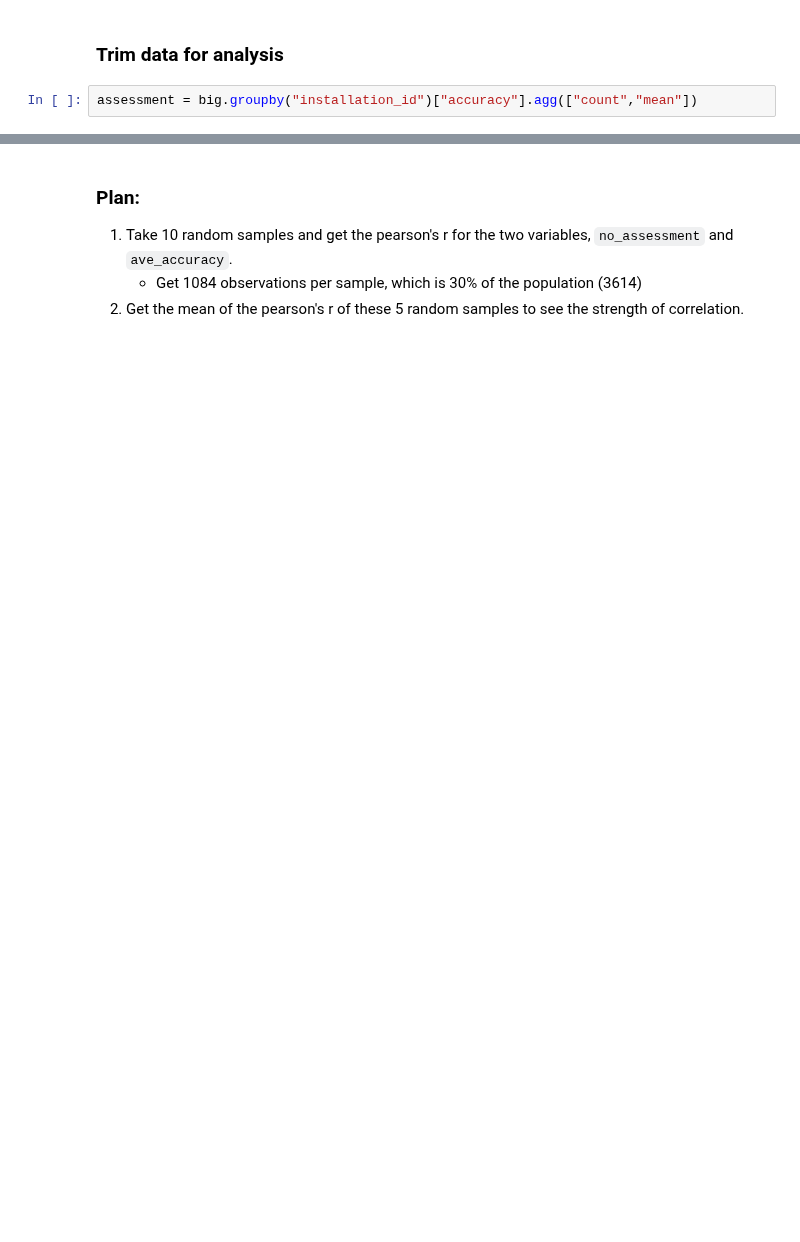
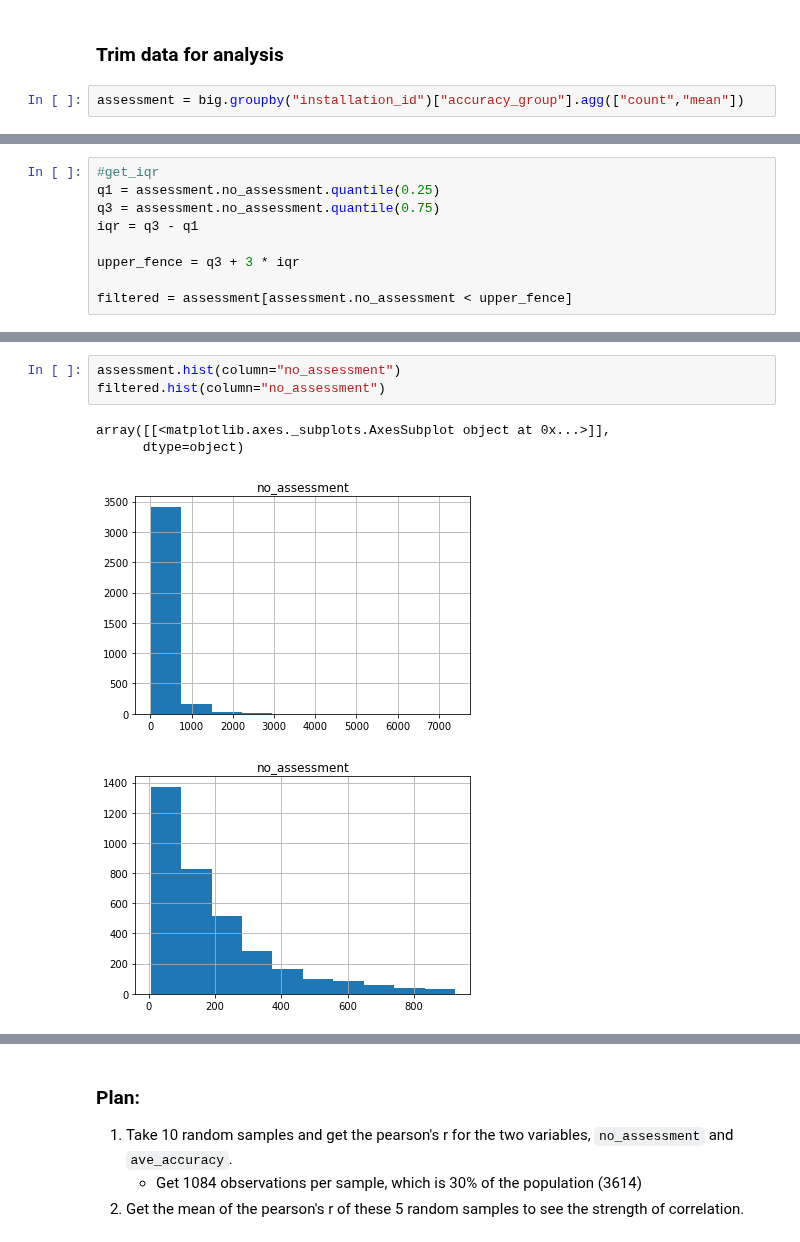
Before and after one commit to cats-in-the-hat/PBS-KIDS2, a Jupyter notebook: cris_ntbk.ipynb, the cells around one changed output, grey strips where cells are left out. Saved outputs shown, nothing was run; the diff lists cells and outputs as text; blank space fills up the shorter version.

```diff
--- a/cris_ntbk.ipynb
+++ b/cris_ntbk.ipynb
@@ -80,6 +117,6 @@ print(f"no. of unique installation ids: {len(big.installation_id.unique())}")
 # %% [markdown]
 ### Trim data for analysis
 # %%
-assessment = big.groupby("installation_id")["accuracy"].agg(["count","mean"])
+assessment = big.groupby("installation_id")["accuracy_group"].agg(["count","mean"])
 # %%
 assessment.head()
@@ -92,0 +158,9 @@ assessment.describe()
+# %%
+#get_iqr
+q1 = assessment.no_assessment.quantile(0.25)
+q3 = assessment.no_assessment.quantile(0.75)
+iqr = q3 - q1
+
+upper_fence = q3 + 3 * iqr
+
+filtered = assessment[assessment.no_assessment < upper_fence]
@@ -92,0 +179,8 @@ assessment.describe()
+# %%
+assessment.hist(column="no_assessment")
+filtered.hist(column="no_assessment")
+# %% [output]
+array([[<matplotlib.axes._subplots.AxesSubplot object at 0x...>]],
+      dtype=object)
+[figure, added]
+[figure, added]
```
Also changed, not shown: parts of 43 cells of this notebook.
